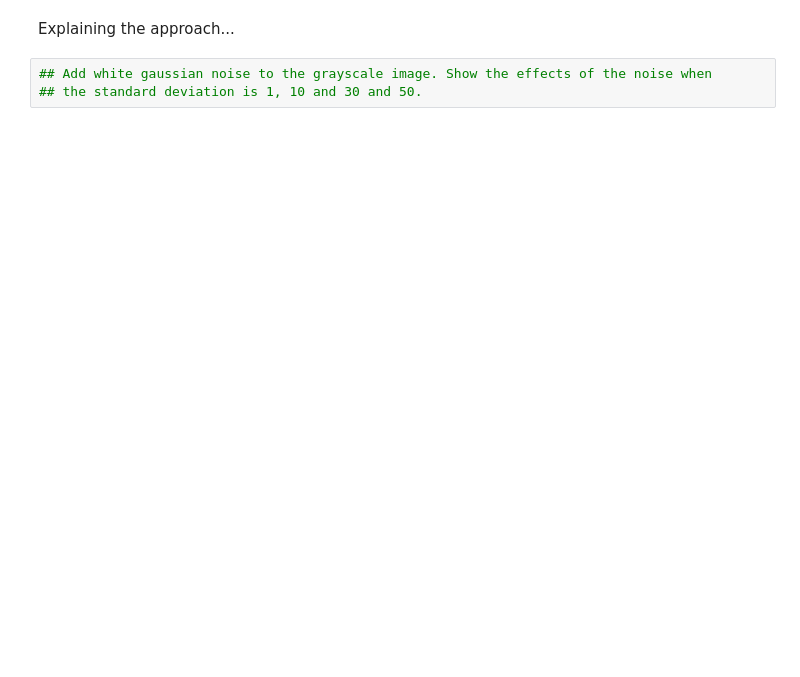
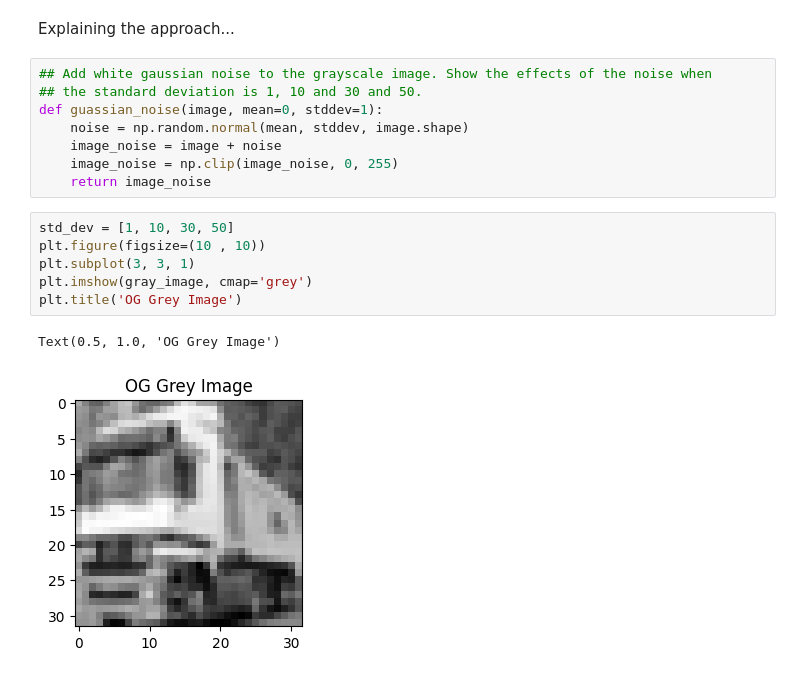
Before and after one commit to ramosv/Raw-Computer-Vision, a Jupyter notebook: cifar.ipynb, the cells around one changed output. Drawn from its saved outputs; the diff is of its cells as text; blank space fills up the shorter version.

Commit message:
Added fuctions to calculate the guasian noise based off an array of noise and displayed the pictures

```diff
--- a/cifar.ipynb
+++ b/cifar.ipynb
@@ -66,3 +66,17 @@ Explaining the approach...
 # %%
 ## Add white gaussian noise to the grayscale image. Show the effects of the noise when
 ## the standard deviation is 1, 10 and 30 and 50.
+def guassian_noise(image, mean=0, stddev=1):
+    noise = np.random.normal(mean, stddev, image.shape)
+    image_noise = image + noise
+    image_noise = np.clip(image_noise, 0, 255)
+    return image_noise
+# %%
+std_dev = [1, 10, 30, 50]
+plt.figure(figsize=(10 , 10))
+plt.subplot(3, 3, 1)
+plt.imshow(gray_image, cmap='grey')
+plt.title('OG Grey Image')
+# %% [output]
+Text(0.5, 1.0, 'OG Grey Image')
+[figure, added]
```
Also changed, not shown: parts of 3 cells of this notebook.
